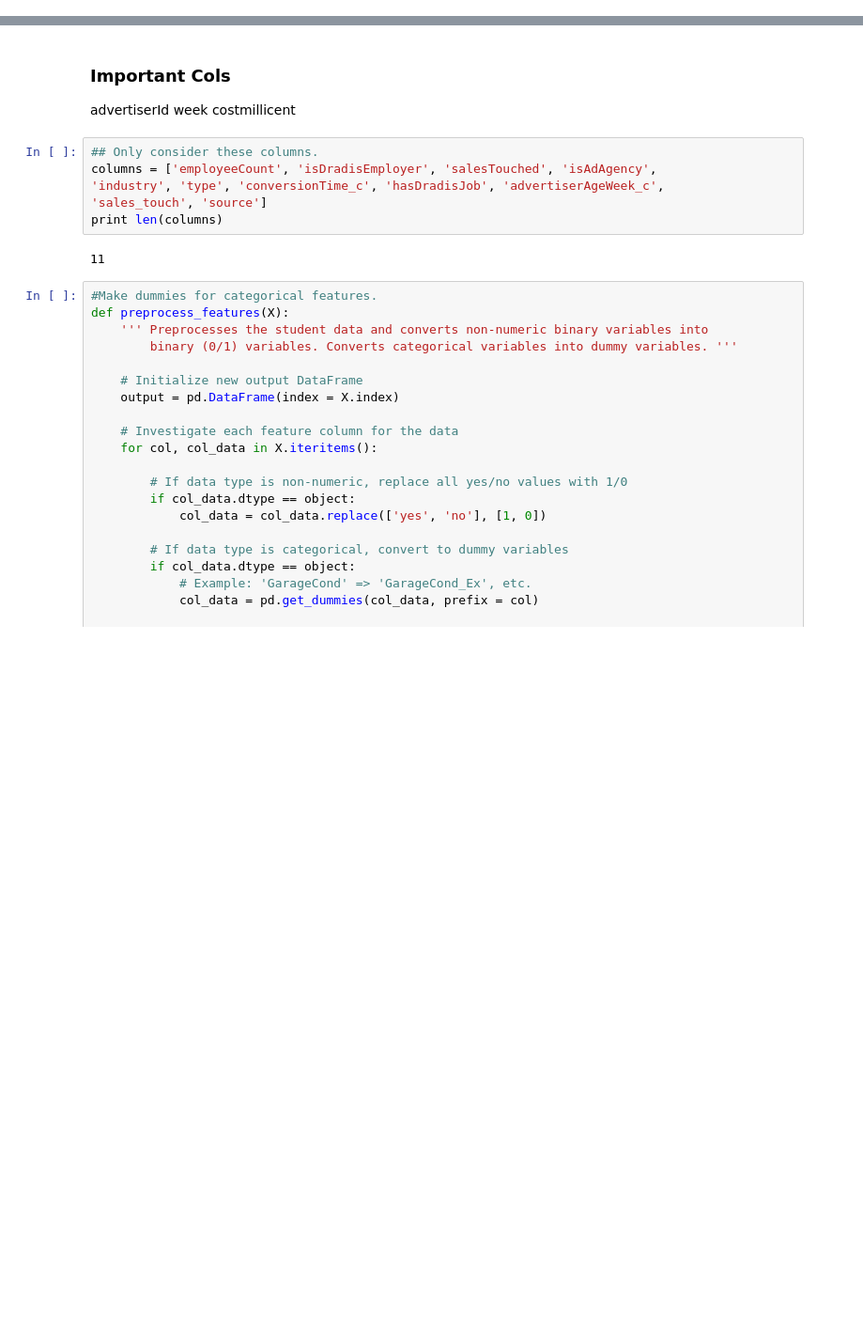
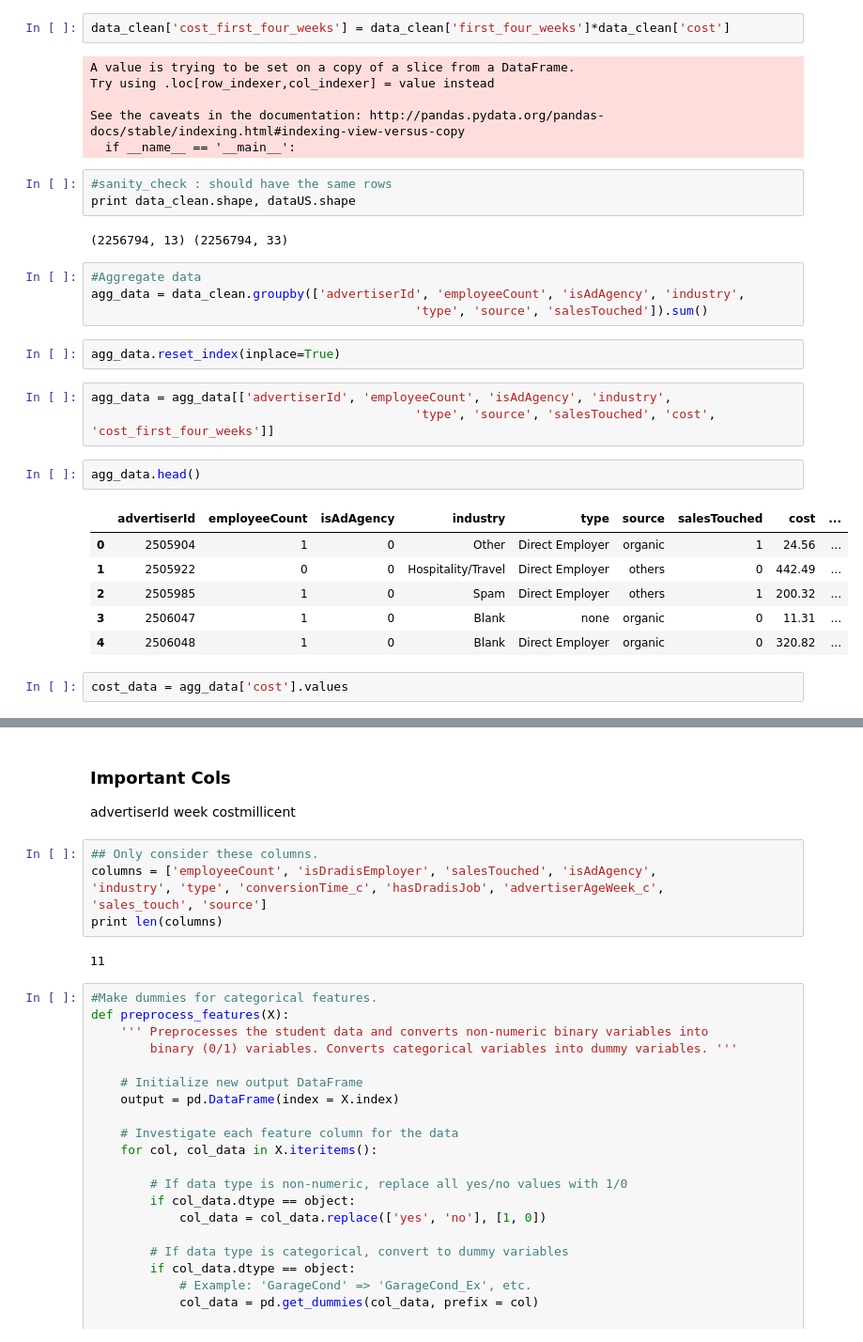
Before and after one commit to gmsardane/employer-ltv, a Jupyter notebook: ltv-calculation.ipynb, the cells around one changed output, grey strips where cells are left out. Shown: that part at 94% size. Drawn from its saved outputs; the diff is of its cells as text; blank space fills up the shorter version.

```diff
--- a/ltv-calculation.ipynb
+++ b/ltv-calculation.ipynb
@@ -68,0 +176,33 @@ Index([u'advertiserId', u'isDradisEmployer', u'salesTouched', u'week',
+# %%
+data_clean['cost_first_four_weeks'] = data_clean['first_four_weeks']*data_clean['cost']
+# %% [output]
+A value is trying to be set on a copy of a slice from a DataFrame.
+Try using .loc[row_indexer,col_indexer] = value instead
+
+See the caveats in the documentation: http://pandas.pydata.org/pandas-docs/stable/indexing.html#indexing-view-versus-copy
+  if __name__ == '__main__':
+# %%
+#sanity_check : should have the same rows
+print data_clean.shape, dataUS.shape
+# %% [output]
+(2256794, 13) (2256794, 33)
+# %%
+#Aggregate data
+agg_data = data_clean.groupby(['advertiserId', 'employeeCount', 'isAdAgency', 'industry',
+                                            'type', 'source', 'salesTouched']).sum()
+# %%
+agg_data.reset_index(inplace=True)
+# %%
+agg_data = agg_data[['advertiserId', 'employeeCount', 'isAdAgency', 'industry',
+                                            'type', 'source', 'salesTouched', 'cost', 'cost_first_four_weeks']]
+# %%
+agg_data.head()
+# %% [output]
+|  | advertiserId | employeeCount | isAdAgency | industry | type | source | salesTouched | cost | ... |
+| 0 | 2505904 | 1 | 0 | Other | Direct Employer | organic | 1 | 24.56 | ... |
+| 1 | 2505922 | 0 | 0 | Hospitality/Travel | Direct Employer | others | 0 | 442.49 | ... |
+| 2 | 2505985 | 1 | 0 | Spam | Direct Employer | others | 1 | 200.32 | ... |
+| 3 | 2506047 | 1 | 0 | Blank | none | organic | 0 | 11.31 | ... |
+| 4 | 2506048 | 1 | 0 | Blank | Direct Employer | organic | 0 | 320.82 | ... |
+# %%
+cost_data = agg_data['cost'].values
```
Also changed, not shown: parts of 38 cells of this notebook.
